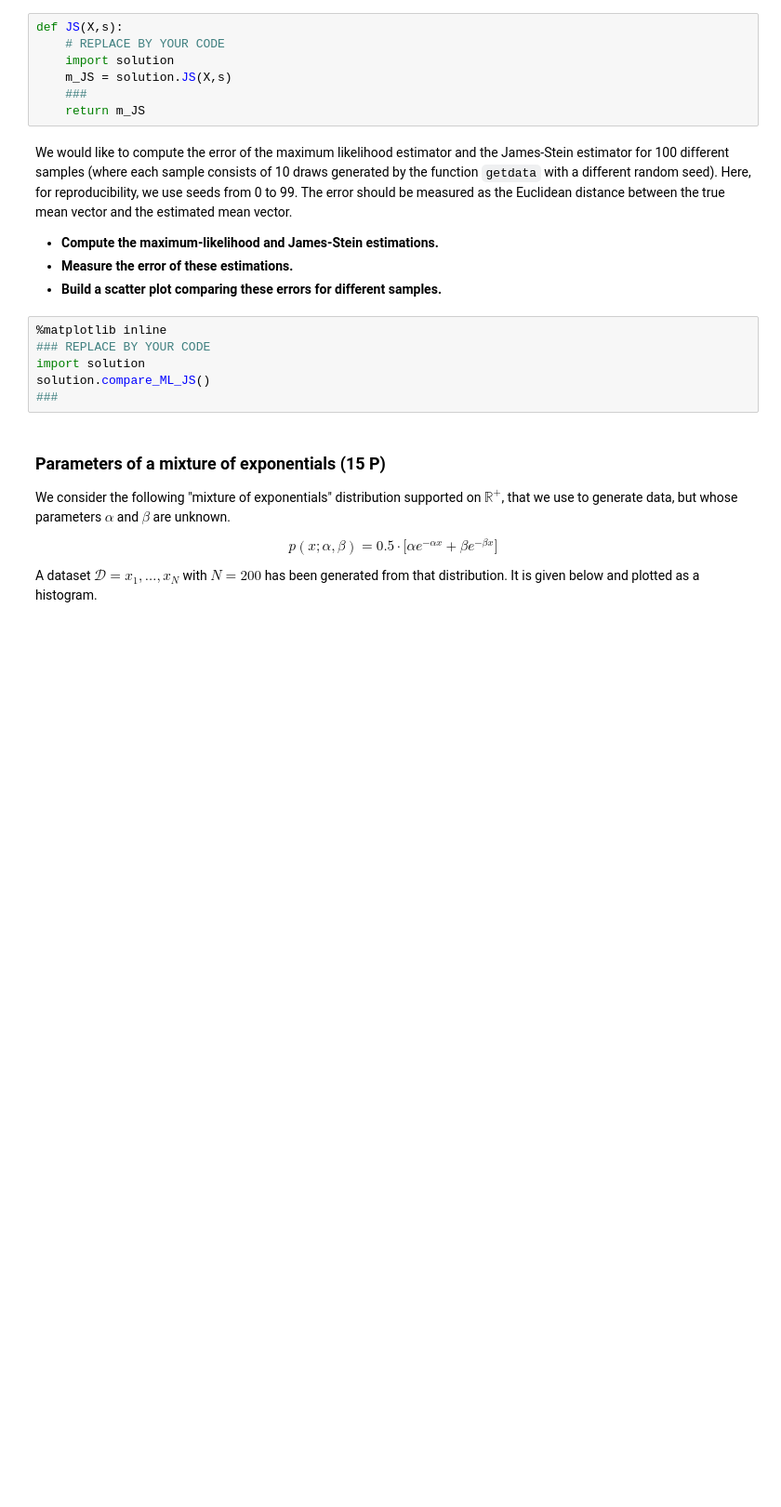
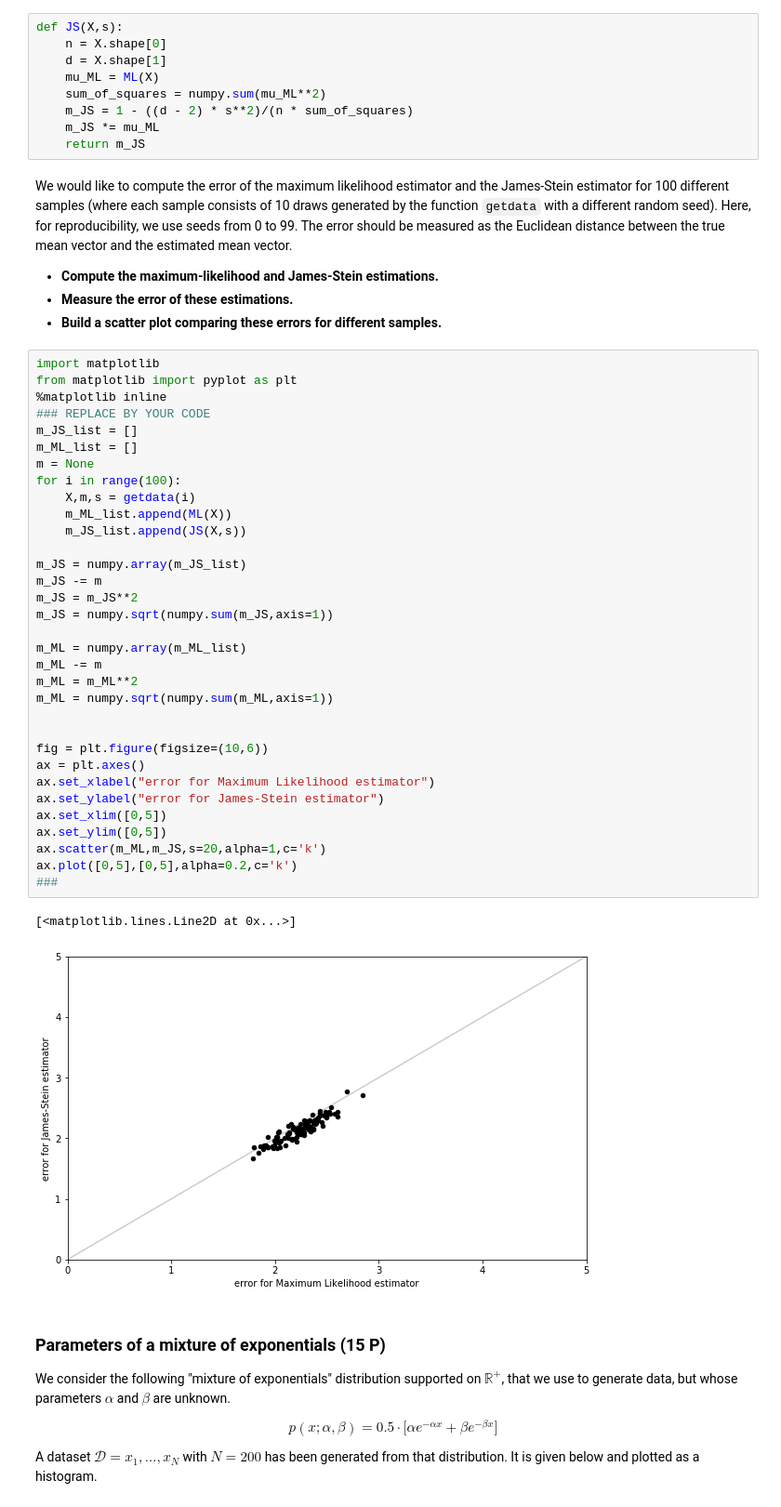
Before and after one commit to tbuz/MachineLearning-TUB, a Jupyter notebook: Week_2/Programming/sheet02.ipynb, the cells around one changed output. Shown: that part at 93% size. Saved outputs shown, nothing was run; the diff lists cells and outputs as text; blank space fills up the shorter version.

Commit message:
solution for Ex1 and 2

```diff
--- a/Week_2/Programming/sheet02.ipynb
+++ b/Week_2/Programming/sheet02.ipynb
@@ -35,25 +36,57 @@ def ML(X):
     return X.mean(axis=0)
 # %% [markdown]
 * **Based on the ML estimator function, write a function that receives as input the data $(X_i)_{i=1}^n$ and the (known) variance $\sigma^2$ of the generating distribution, and computes the James-Stein estimator**
-# %%
-def JS(X,s):
-    # REPLACE BY YOUR CODE
-    import solution
-    m_JS = solution.JS(X,s)
-    ###
-    return m_JS
+# %%
+def JS(X,s):
+    n = X.shape[0]
+    d = X.shape[1]
+    mu_ML = ML(X)
+    sum_of_squares = numpy.sum(mu_ML**2)
+    m_JS = 1 - ((d - 2) * s**2)/(n * sum_of_squares)
+    m_JS *= mu_ML
+    return m_JS
 # %% [markdown]
 We would like to compute the error of the maximum likelihood estimator and the James-Stein estimator for 100 different samples (where each sample consists of 10 draws generated by the function `getdata` with a different random seed). Here, for reproducibility, we use seeds from 0 to 99. The error should be measured as the Euclidean distance between the true mean vector and the estimated mean vector.
 
 * **Compute the maximum-likelihood and James-Stein estimations.**
 * **Measure the error of these estimations.**
 * **Build a scatter plot comparing these errors for different samples.**
-# %%
-%matplotlib inline
-### REPLACE BY YOUR CODE
-import solution
-solution.compare_ML_JS()
-###
+# %%
+import matplotlib
+from matplotlib import pyplot as plt
+%matplotlib inline
+### REPLACE BY YOUR CODE
+m_JS_list = []
+m_ML_list = []
+m = None
+for i in range(100):
+    X,m,s = getdata(i)
+    m_ML_list.append(ML(X))
+    m_JS_list.append(JS(X,s))
+
+m_JS = numpy.array(m_JS_list)
+m_JS -= m
+m_JS = m_JS**2
+m_JS = numpy.sqrt(numpy.sum(m_JS,axis=1))
+
+m_ML = numpy.array(m_ML_list)
+m_ML -= m
+m_ML = m_ML**2
+m_ML = numpy.sqrt(numpy.sum(m_ML,axis=1))
+
+
+fig = plt.figure(figsize=(10,6))
+ax = plt.axes()
+ax.set_xlabel("error for Maximum Likelihood estimator")
+ax.set_ylabel("error for James-Stein estimator")
+ax.set_xlim([0,5])
+ax.set_ylim([0,5])
+ax.scatter(m_ML,m_JS,s=20,alpha=1,c='k')
+ax.plot([0,5],[0,5],alpha=0.2,c='k')
+###
+# %% [output]
+[<matplotlib.lines.Line2D at 0x...>]
+[figure, added]
 # %% [markdown]
 ### Parameters of a mixture of exponentials (15 P)
 
```
Also changed, not shown: parts of 4 cells of this notebook.
